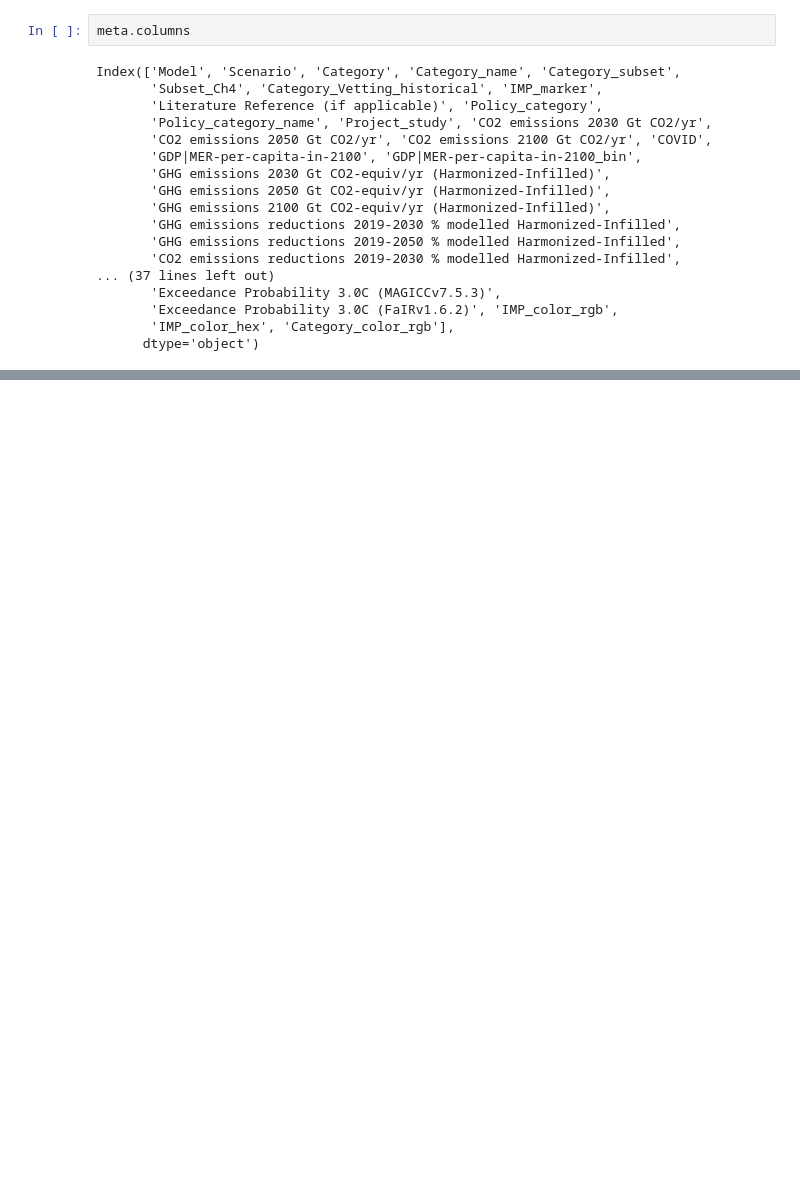
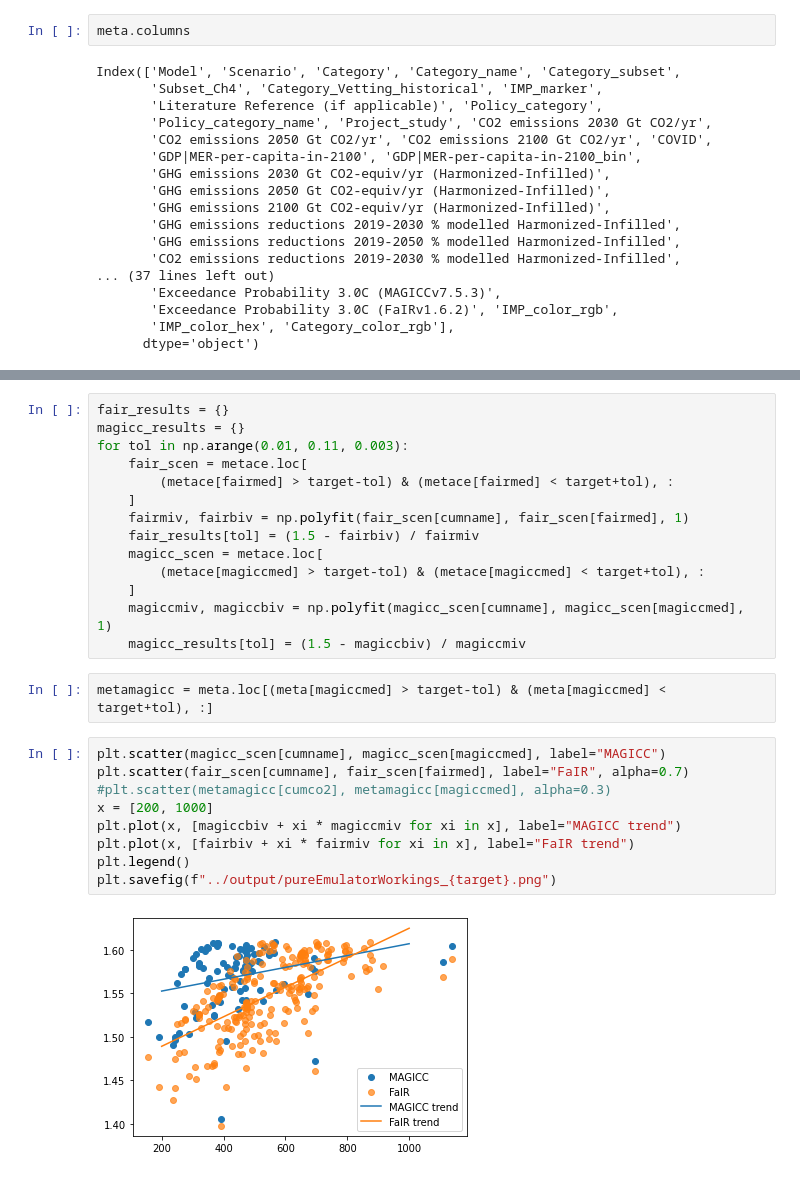
Before and after one commit to Rlamboll/AR6CarbonBudgetCalc, a Jupyter notebook: src/SanityCheck.ipynb, the cells around one changed output, grey strips where cells are left out. Cells and saved outputs as stored; diff of their text form; blank space fills up the shorter version.

```diff
--- a/src/SanityCheck.ipynb
+++ b/src/SanityCheck.ipynb
@@ -100,0 +200,27 @@ It seems like the sanity check has rather weak force due to the inconsistency ac
+# %%
+fair_results = {}
+magicc_results = {}
+for tol in np.arange(0.01, 0.11, 0.003):
+    fair_scen = metace.loc[
+        (metace[fairmed] > target-tol) & (metace[fairmed] < target+tol), :
+    ]
+    fairmiv, fairbiv = np.polyfit(fair_scen[cumname], fair_scen[fairmed], 1)
+    fair_results[tol] = (1.5 - fairbiv) / fairmiv
+    magicc_scen = metace.loc[
+        (metace[magiccmed] > target-tol) & (metace[magiccmed] < target+tol), :
+    ]
+    magiccmiv, magiccbiv = np.polyfit(magicc_scen[cumname], magicc_scen[magiccmed], 1)
+    magicc_results[tol] = (1.5 - magiccbiv) / magiccmiv
+# %%
+metamagicc = meta.loc[(meta[magiccmed] > target-tol) & (meta[magiccmed] < target+tol), :]
+# %%
+plt.scatter(magicc_scen[cumname], magicc_scen[magiccmed], label="MAGICC")
+plt.scatter(fair_scen[cumname], fair_scen[fairmed], label="FaIR", alpha=0.7)
+#plt.scatter(metamagicc[cumco2], metamagicc[magiccmed], alpha=0.3)
+x = [200, 1000]
+plt.plot(x, [magiccbiv + xi * magiccmiv for xi in x], label="MAGICC trend")
+plt.plot(x, [fairbiv + xi * fairmiv for xi in x], label="FaIR trend")
+plt.legend()
+plt.savefig(f"../output/pureEmulatorWorkings_{target}.png")
+# %% [output]
+[figure, added]
```
Also changed, not shown: parts of 32 cells of this notebook, 3 other files.
